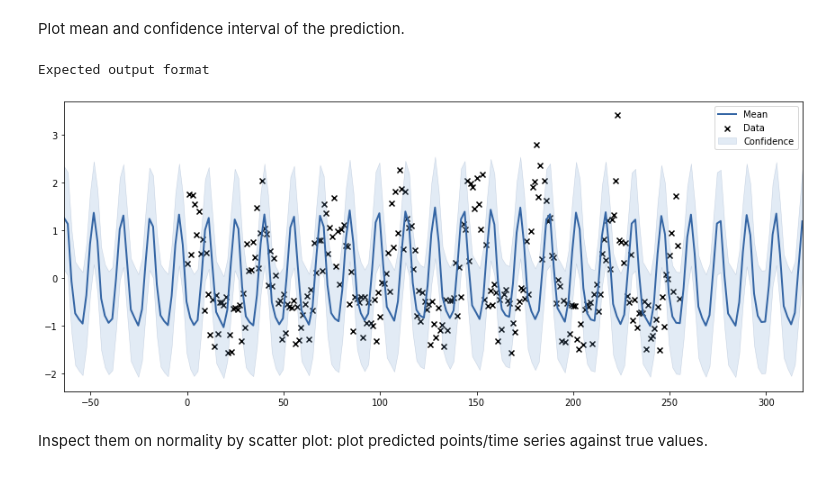
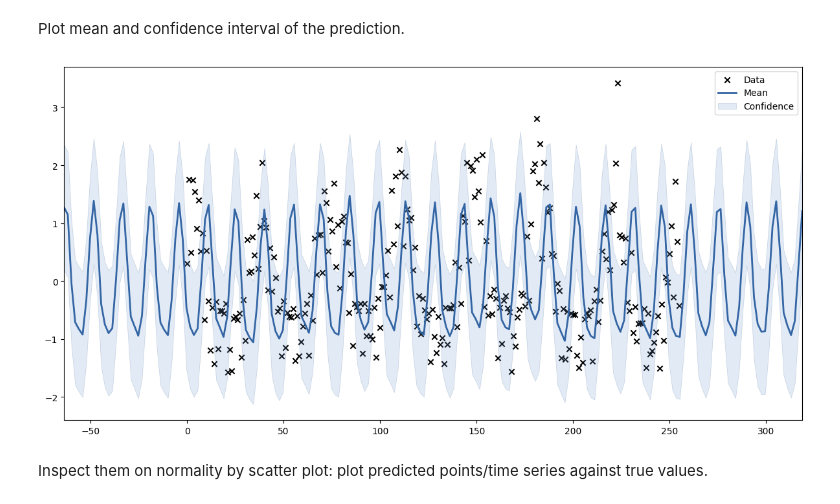
Before and after one commit to sacr1f1ce/ML, a Jupyter notebook: HW_2/Part2/ML2023HW02_part2.ipynb, the cells around one changed output. Cells and saved outputs as stored; diff of their text form; code cells hidden in the pictures.

```diff
--- a/HW_2/Part2/ML2023HW02_part2.ipynb
+++ b/HW_2/Part2/ML2023HW02_part2.ipynb
@@ -68,6 +90,9 @@ Normalize the target value by fitting a transformation on the train (use sklearn
 # %%
 ### BEGIN SOLUTION (do not delete this comment!)
 
+scaler = StandardScaler()
+y_train_normalized = scaler.fit_transform(y_train)
+y_test_normalized = scaler.transform(y_test)
 
 ### END SOLUTION (do not delete this comment!)
 # %% [markdown]
@@ -86,9 +121,16 @@ Plot mean and confidence interval of the prediction.
 # %%
 ### BEGIN SOLUTION (do not delete this comment!)
 
+rbf = GPy.kern.RBF(1, 10)
+std = GPy.kern.StdPeriodic(1, 0.1)
+
+
+model = GPy.models.GPRegression(X_train, y_train_normalized, rbf + std)
+model.optimize()
+model.plot(figsize=(12,6));
+
 ### END SOLUTION (do not delete this comment!))
 # %% [output]
-Expected output format
-[figure, old version]
+[figure, new version]
 # %% [markdown]
 Inspect them on normality by scatter plot: plot predicted points/time series against true values.
```
Also changed, not shown: parts of 36 cells of this notebook, 1 other file.
